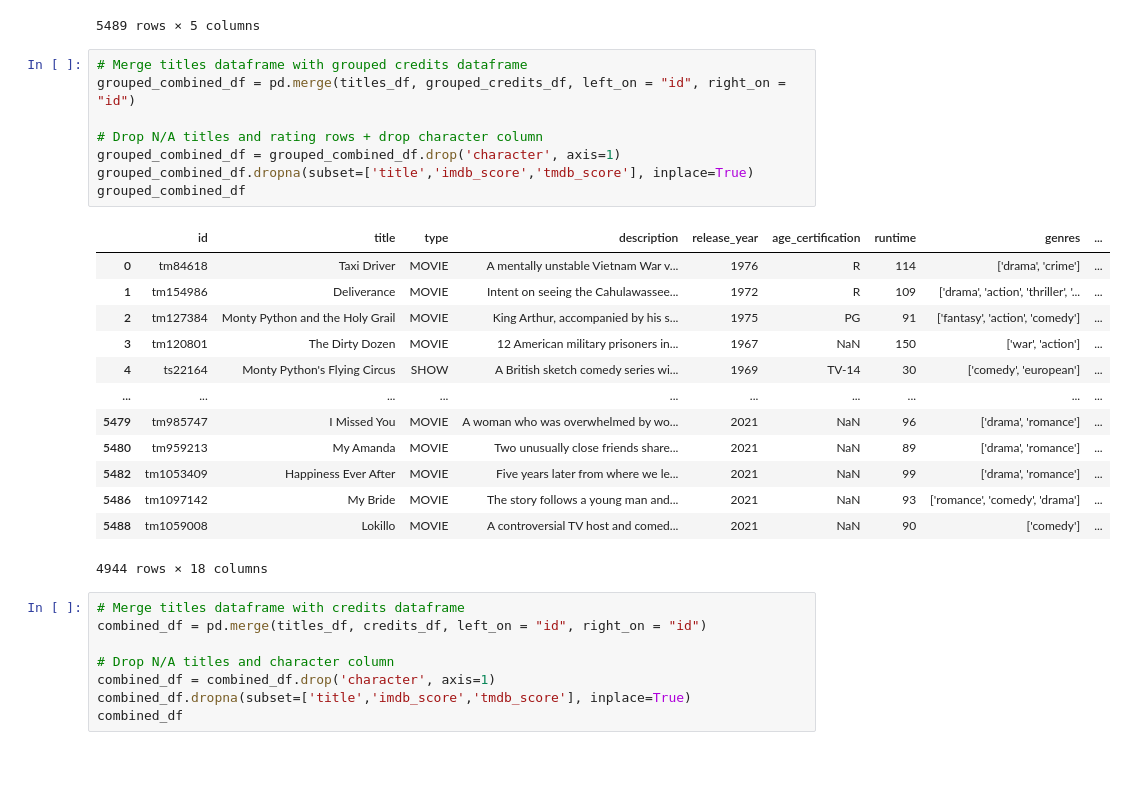
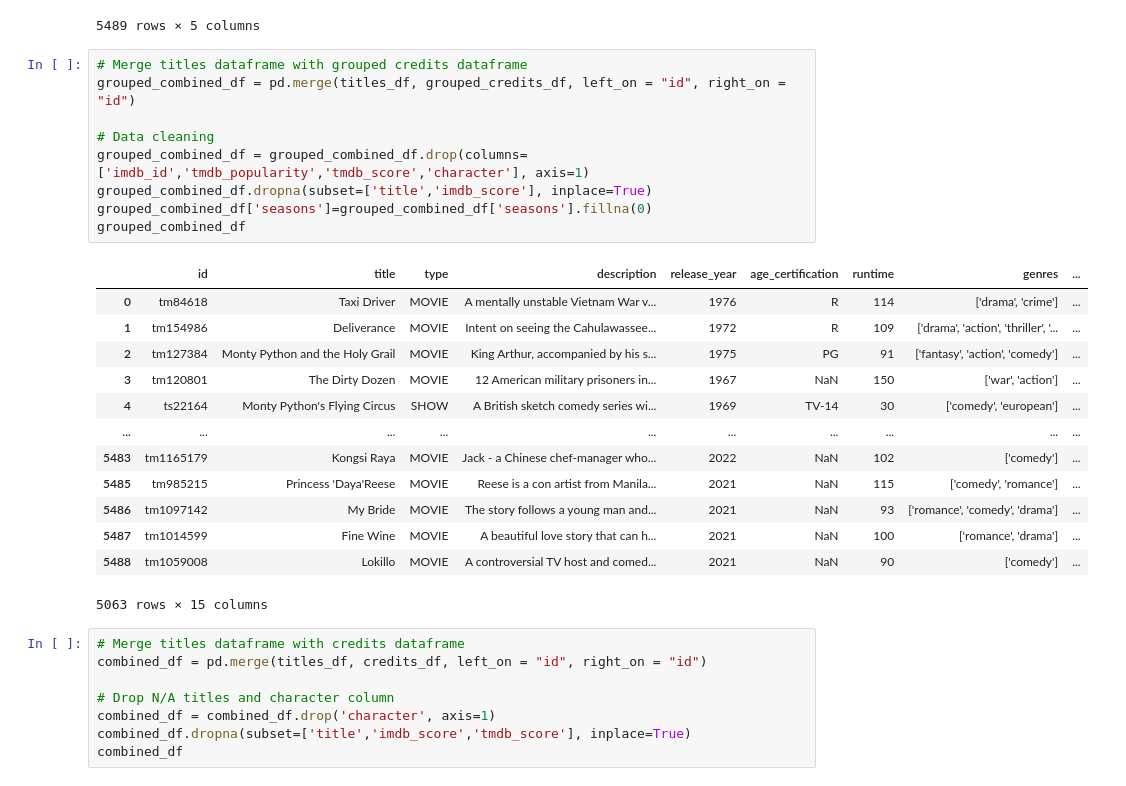
Before and after one commit to Vladboy2/EECS3401FinalProject, a Jupyter notebook: MovieShowModel.ipynb, the cells around one changed output. Saved outputs shown, nothing was run; the diff lists cells and outputs as text.

Commit message:
more data cleaning

```diff
--- a/MovieShowModel.ipynb
+++ b/MovieShowModel.ipynb
@@ -63,25 +63,26 @@ grouped_credits_df
 # %%
 # Merge titles dataframe with grouped credits dataframe
 grouped_combined_df = pd.merge(titles_df, grouped_credits_df, left_on = "id", right_on = "id")
 
-# Drop N/A titles and rating rows + drop character column
-grouped_combined_df = grouped_combined_df.drop('character', axis=1)
-grouped_combined_df.dropna(subset=['title','imdb_score','tmdb_score'], inplace=True)
+# Data cleaning
+grouped_combined_df = grouped_combined_df.drop(columns=['imdb_id','tmdb_popularity','tmdb_score','character'], axis=1)
+grouped_combined_df.dropna(subset=['title','imdb_score'], inplace=True)
+grouped_combined_df['seasons']=grouped_combined_df['seasons'].fillna(0)
 grouped_combined_df
 # %% [output]
 |  | id | title | type | description | release_year | age_certification | runtime | genres | ... |
 | 0 | tm84618 | Taxi Driver | MOVIE | A mentally unstable Vietnam War v... | 1976 | R | 114 | ['drama', 'crime'] | ... |
 | 1 | tm154986 | Deliverance | MOVIE | Intent on seeing the Cahulawassee... | 1972 | R | 109 | ['drama', 'action', 'thriller', '... | ... |
 | 2 | tm127384 | Monty Python and the Holy Grail | MOVIE | King Arthur, accompanied by his s... | 1975 | PG | 91 | ['fantasy', 'action', 'comedy'] | ... |
 | 3 | tm120801 | The Dirty Dozen | MOVIE | 12 American military prisoners in... | 1967 | NaN | 150 | ['war', 'action'] | ... |
 | 4 | ts22164 | Monty Python's Flying Circus | SHOW | A British sketch comedy series wi... | 1969 | TV-14 | 30 | ['comedy', 'european'] | ... |
 | ... | ... | ... | ... | ... | ... | ... | ... | ... | ... |
-| 5479 | tm985747 | I Missed You | MOVIE | A woman who was overwhelmed by wo... | 2021 | NaN | 96 | ['drama', 'romance'] | ... |
-| 5480 | tm959213 | My Amanda | MOVIE | Two unusually close friends share... | 2021 | NaN | 89 | ['drama', 'romance'] | ... |
-| 5482 | tm1053409 | Happiness Ever After | MOVIE | Five years later from where we le... | 2021 | NaN | 99 | ['drama', 'romance'] | ... |
+| 5483 | tm1165179 | Kongsi Raya | MOVIE | Jack - a Chinese chef-manager who... | 2022 | NaN | 102 | ['comedy'] | ... |
+| 5485 | tm985215 | Princess 'Daya'Reese | MOVIE | Reese is a con artist from Manila... | 2021 | NaN | 115 | ['comedy', 'romance'] | ... |
 | 5486 | tm1097142 | My Bride | MOVIE | The story follows a young man and... | 2021 | NaN | 93 | ['romance', 'comedy', 'drama'] | ... |
+| 5487 | tm1014599 | Fine Wine | MOVIE | A beautiful love story that can h... | 2021 | NaN | 100 | ['romance', 'drama'] | ... |
 | 5488 | tm1059008 | Lokillo | MOVIE | A controversial TV host and comed... | 2021 | NaN | 90 | ['comedy'] | ... |
-4944 rows × 18 columns
+5063 rows × 15 columns
 # %%
 # Merge titles dataframe with credits dataframe
 combined_df = pd.merge(titles_df, credits_df, left_on = "id", right_on = "id")
```
Also changed, not shown: parts of 3 cells of this notebook.
